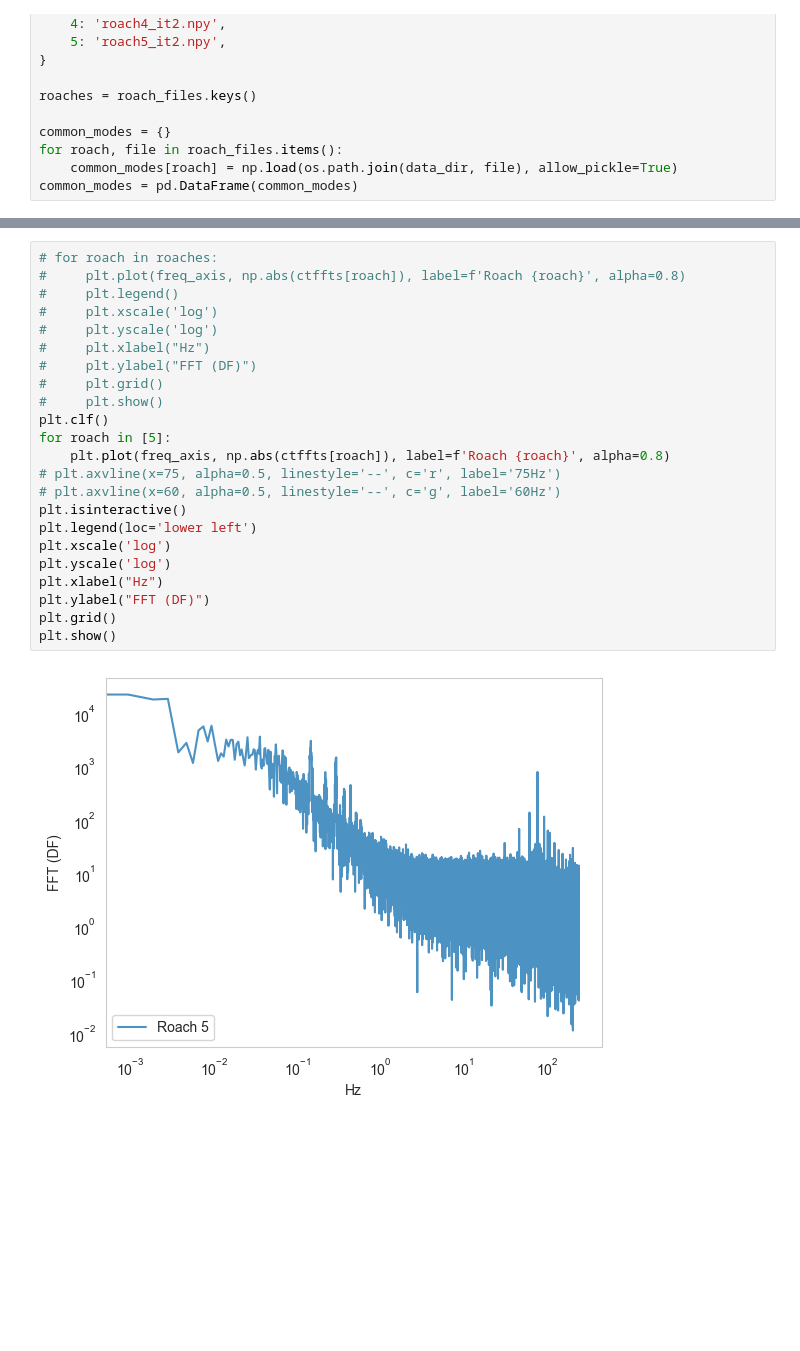
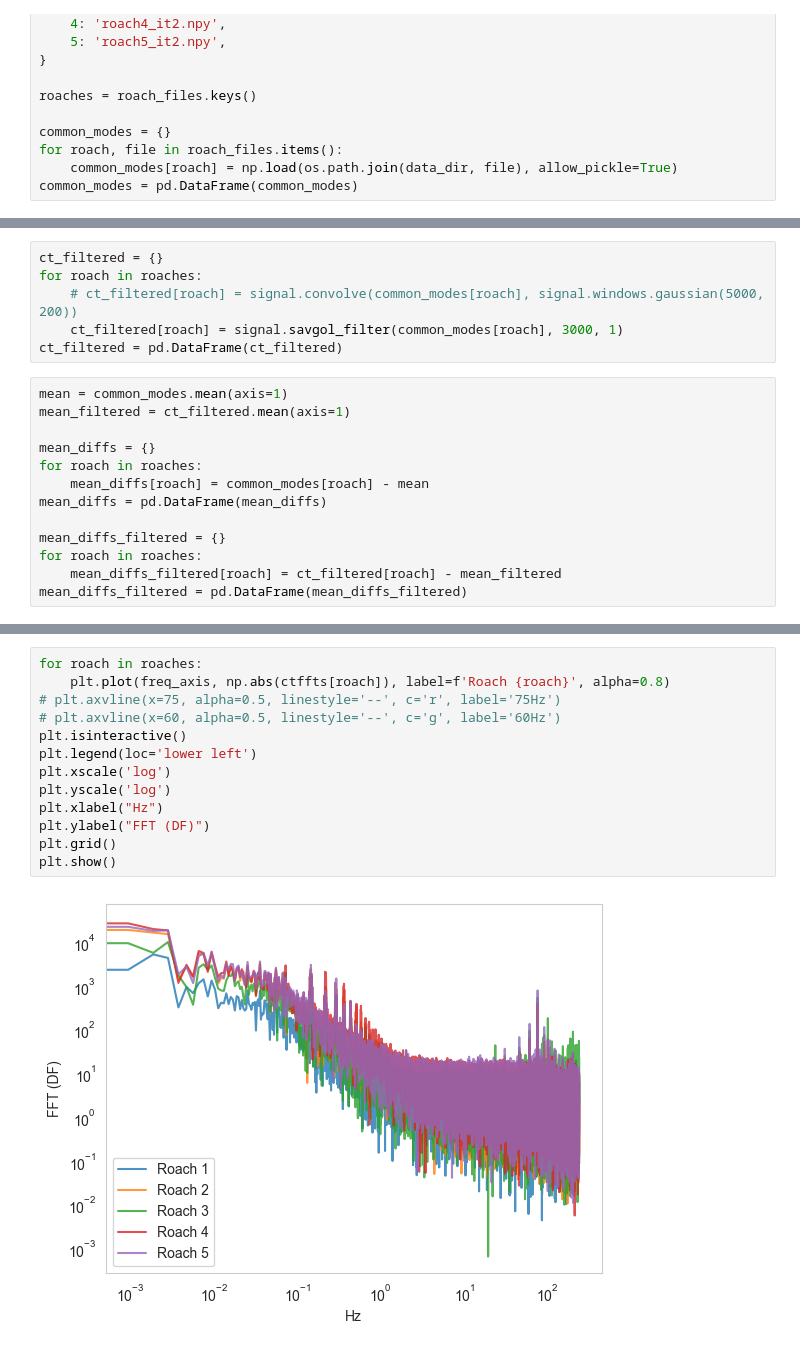
Before and after one commit to jonahjlee/map_making_blasttng_jl, a Jupyter notebook: roach_comparison.ipynb, the cells around one changed output, grey strips where cells are left out. Cells and saved outputs as stored; diff of their text form; blank space fills up the shorter version.

Commit message:
add plots & clean up

```diff
--- a/roach_comparison.ipynb
+++ b/roach_comparison.ipynb
@@ -39,0 +56,19 @@ ctffts = pd.DataFrame(ctffts)
+# %%
+ct_filtered = {}
+for roach in roaches:
+    # ct_filtered[roach] = signal.convolve(common_modes[roach], signal.windows.gaussian(5000, 200))
+    ct_filtered[roach] = signal.savgol_filter(common_modes[roach], 3000, 1)
+ct_filtered = pd.DataFrame(ct_filtered)
+# %%
+mean = common_modes.mean(axis=1)
+mean_filtered = ct_filtered.mean(axis=1)
+
+mean_diffs = {}
+for roach in roaches:
+    mean_diffs[roach] = common_modes[roach] - mean
+mean_diffs = pd.DataFrame(mean_diffs)
+
+mean_diffs_filtered = {}
+for roach in roaches:
+    mean_diffs_filtered[roach] = ct_filtered[roach] - mean_filtered
+mean_diffs_filtered = pd.DataFrame(mean_diffs_filtered)
@@ -59,27 +88,17 @@ plt.show()
 # %% [output]
 [figure]
 # %%
-# for roach in roaches:
-#     plt.plot(freq_axis, np.abs(ctffts[roach]), label=f'Roach {roach}', alpha=0.8)
-#     plt.legend()
-#     plt.xscale('log')
-#     plt.yscale('log')
-#     plt.xlabel("Hz")
-#     plt.ylabel("FFT (DF)")
-#     plt.grid()
-#     plt.show()
-plt.clf()
-for roach in [5]:
+for roach in roaches:
     plt.plot(freq_axis, np.abs(ctffts[roach]), label=f'Roach {roach}', alpha=0.8)
 # plt.axvline(x=75, alpha=0.5, linestyle='--', c='r', label='75Hz')
 # plt.axvline(x=60, alpha=0.5, linestyle='--', c='g', label='60Hz')
 plt.isinteractive()
 plt.legend(loc='lower left')
 plt.xscale('log')
 plt.yscale('log')
 plt.xlabel("Hz")
 plt.ylabel("FFT (DF)")
 plt.grid()
 plt.show()
 # %% [output]
-[figure, old version]
+[figure, new version]
```
Also changed, not shown: parts of 15 cells of this notebook.
